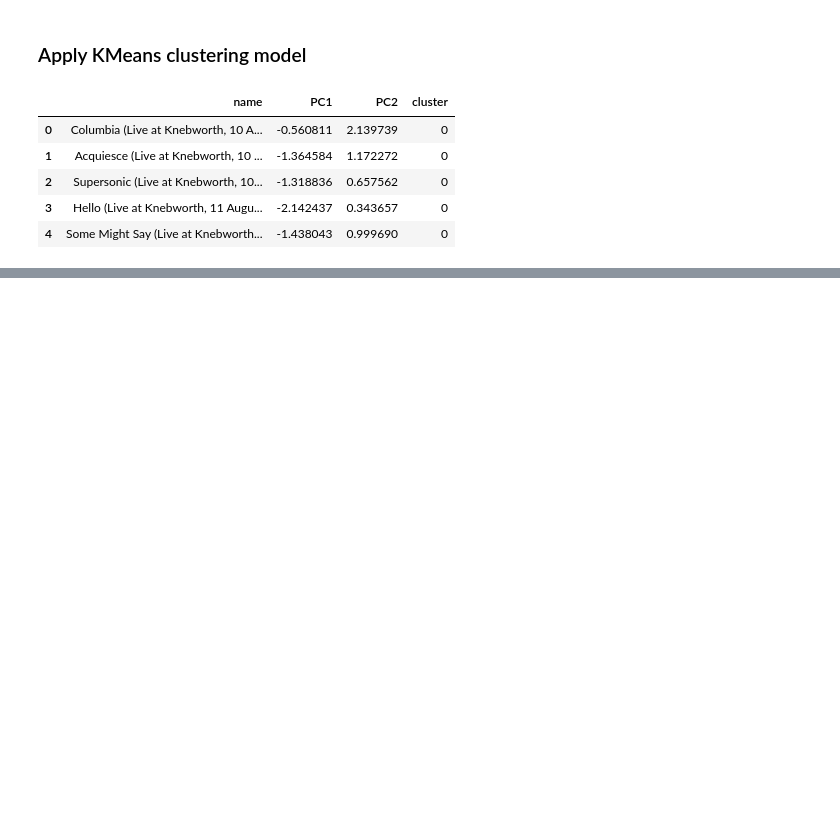
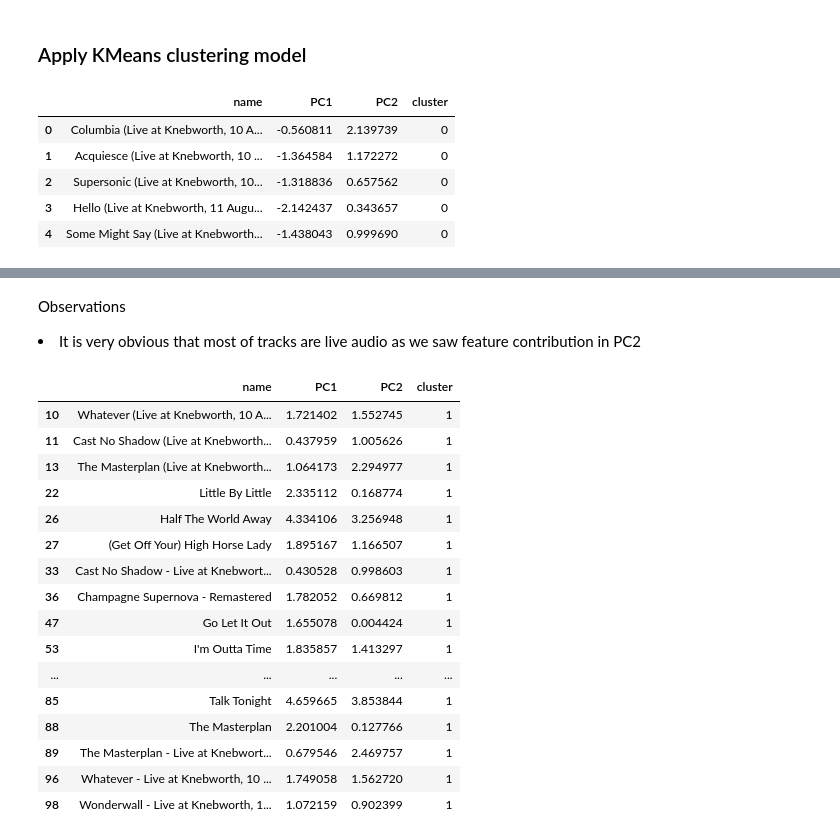
Before and after one commit to ShunOyama/Spotify_API, a Jupyter notebook: src/notebook/spotify_Oasis_clustering.ipynb, the cells around one changed output, grey strips where cells are left out. Cells and saved outputs as stored; diff of their text form; code cells hidden in the pictures; blank space fills up the shorter version.

```diff
--- a/src/notebook/spotify_Oasis_clustering.ipynb
+++ b/src/notebook/spotify_Oasis_clustering.ipynb
@@ -123,0 +163,23 @@ fig.show(renderer="svg")
+# %% [markdown]
+Observations<br>
+<li>It is very obvious that most of tracks are live audio as we saw feature contribution in PC2</li>
+# %%
+pca_df[pca_df['cluster']==1]
+# %% [output]
+|  | name | PC1 | PC2 | cluster |
+| 10 | Whatever (Live at Knebworth, 10 A... | 1.721402 | 1.552745 | 1 |
+| 11 | Cast No Shadow (Live at Knebworth... | 0.437959 | 1.005626 | 1 |
+| 13 | The Masterplan (Live at Knebworth... | 1.064173 | 2.294977 | 1 |
+| 22 | Little By Little | 2.335112 | 0.168774 | 1 |
+| 26 | Half The World Away | 4.334106 | 3.256948 | 1 |
+| 27 | (Get Off Your) High Horse Lady | 1.895167 | 1.166507 | 1 |
+| 33 | Cast No Shadow - Live at Knebwort... | 0.430528 | 0.998603 | 1 |
+| 36 | Champagne Supernova - Remastered | 1.782052 | 0.669812 | 1 |
+| 47 | Go Let It Out | 1.655078 | 0.004424 | 1 |
+| 53 | I'm Outta Time | 1.835857 | 1.413297 | 1 |
+| ... | ... | ... | ... | ... |
+| 85 | Talk Tonight | 4.659665 | 3.853844 | 1 |
+| 88 | The Masterplan | 2.201004 | 0.127766 | 1 |
+| 89 | The Masterplan - Live at Knebwort... | 0.679546 | 2.469757 | 1 |
+| 96 | Whatever - Live at Knebworth, 10 ... | 1.749058 | 1.562720 | 1 |
+| 98 | Wonderwall - Live at Knebworth, 1... | 1.072159 | 0.902399 | 1 |
```
Also changed, not shown: parts of 9 cells of this notebook.
